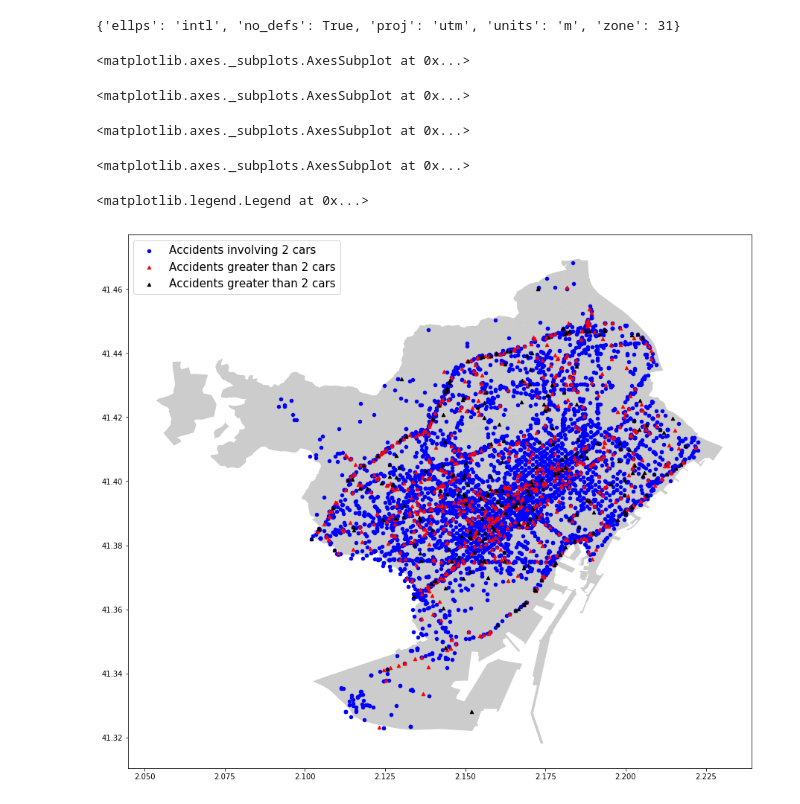
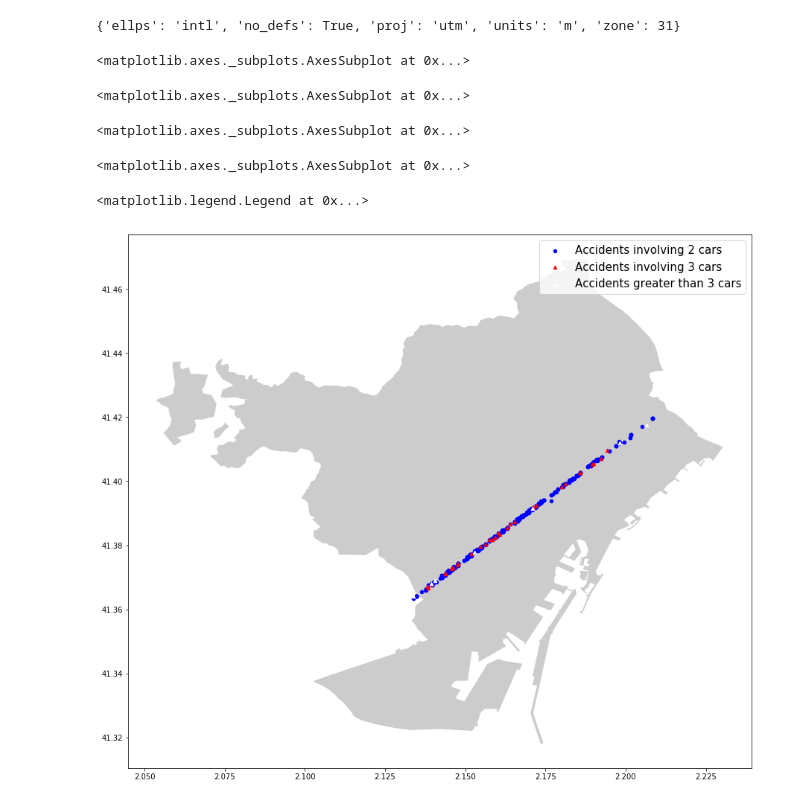
Before and after one commit to pabloarshid/BarcaDataSets, a Jupyter notebook: Untitled.ipynb, the cells around one changed output. Drawn from its saved outputs; the diff is of its cells as text; code cells hidden in the pictures.

```diff
--- a/Untitled.ipynb
+++ b/Untitled.ipynb
@@ -331,6 +308,15 @@ from shapely.geometry import Point, Polygon
 # %%
 crs = {'init': 'epsg:4326'}
-geometry = [Point(xy) for xy in zip(accidents["Longitude"], accidents["Latitude"])]
-geo_acc = gpd.GeoDataFrame(accidents,
+cortsgeometry = [Point(xy) for xy in zip(cortsacc["Longitude"], cortsacc["Latitude"])]
+noncortsgeometry =  [Point(xy) for xy in zip(noncortsacc["Longitude"], noncortsacc["Latitude"])]
+allgeo =[Point(xy) for xy in zip(accidents["Longitude"], accidents["Latitude"])]
+cortsgeo_acc = gpd.GeoDataFrame(cortsacc,
                           crs = crs,
-                          geometry = geometry)
+                          geometry = cortsgeometry)
+
+noncortsgeo_acc = gpd.GeoDataFrame(noncortsacc,
+                          crs = crs,
+                          geometry = noncortsgeometry)
+allaccgeo = gpd.GeoDataFrame(accidents,
+                          crs = crs,
+                          geometry = allgeo)
@@ -355,15 +329,15 @@ constreet_map = street_map.to_crs({'init': 'epsg:4326'})
 # %%
 
 fig,ax = plt.subplots(figsize= (15,15))
 constreet_map.plot(ax=ax, alpha = .4, color = "grey")
-geo_acc[geo_acc["Vehicles involved"] == 2].plot(ax = ax, markersize = 20, color = "blue", marker = "o", label = "Accidents involving 2 cars")
-geo_acc[geo_acc["Vehicles involved"] == 3].plot(ax = ax, markersize = 20, color = "red", marker = "^", label = "Accidents involving 3 cars")
-geo_acc[geo_acc["Vehicles involved"] > 3].plot(ax = ax, markersize = 20, color = "black", marker = "^", label = "Accidents greater than 3 cars")
+cortsgeo_acc[cortsgeo_acc["Vehicles involved"] == 2].plot(ax = ax, markersize = 20, color = "blue", marker = "o", label = "Accidents involving 2 cars")
+cortsgeo_acc[cortsgeo_acc["Vehicles involved"] == 3].plot(ax = ax, markersize = 20, color = "red", marker = "^", label = "Accidents involving 3 cars")
+cortsgeo_acc[cortsgeo_acc["Vehicles involved"] > 3].plot(ax = ax, markersize = 20, color = "white", marker = "^", label = "Accidents greater than 3 cars")
 plt.legend(prop={'size':15})
 # %% [output]
 <matplotlib.axes._subplots.AxesSubplot at 0x...>
 <matplotlib.axes._subplots.AxesSubplot at 0x...>
 <matplotlib.axes._subplots.AxesSubplot at 0x...>
 <matplotlib.axes._subplots.AxesSubplot at 0x...>
 <matplotlib.legend.Legend at 0x...>
-[figure, old version]
+[figure, new version]
```
Also changed, not shown: parts of 9 cells of this notebook, 1 other file.
